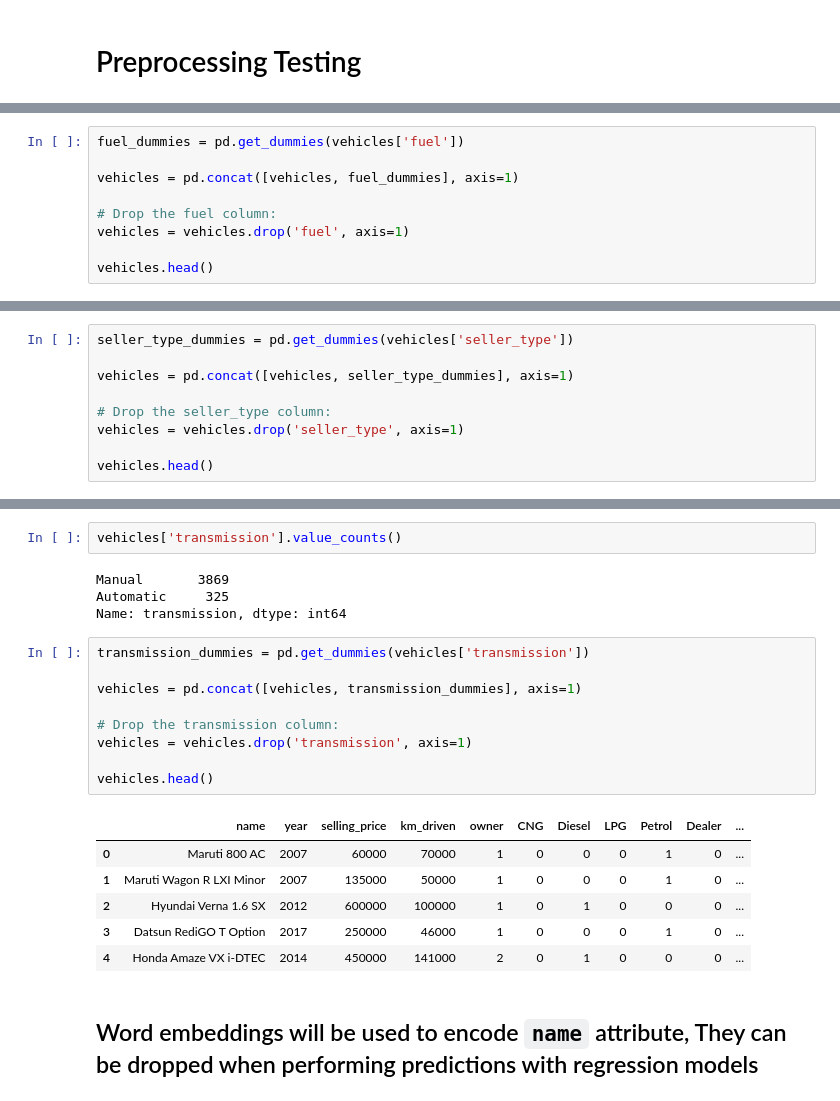
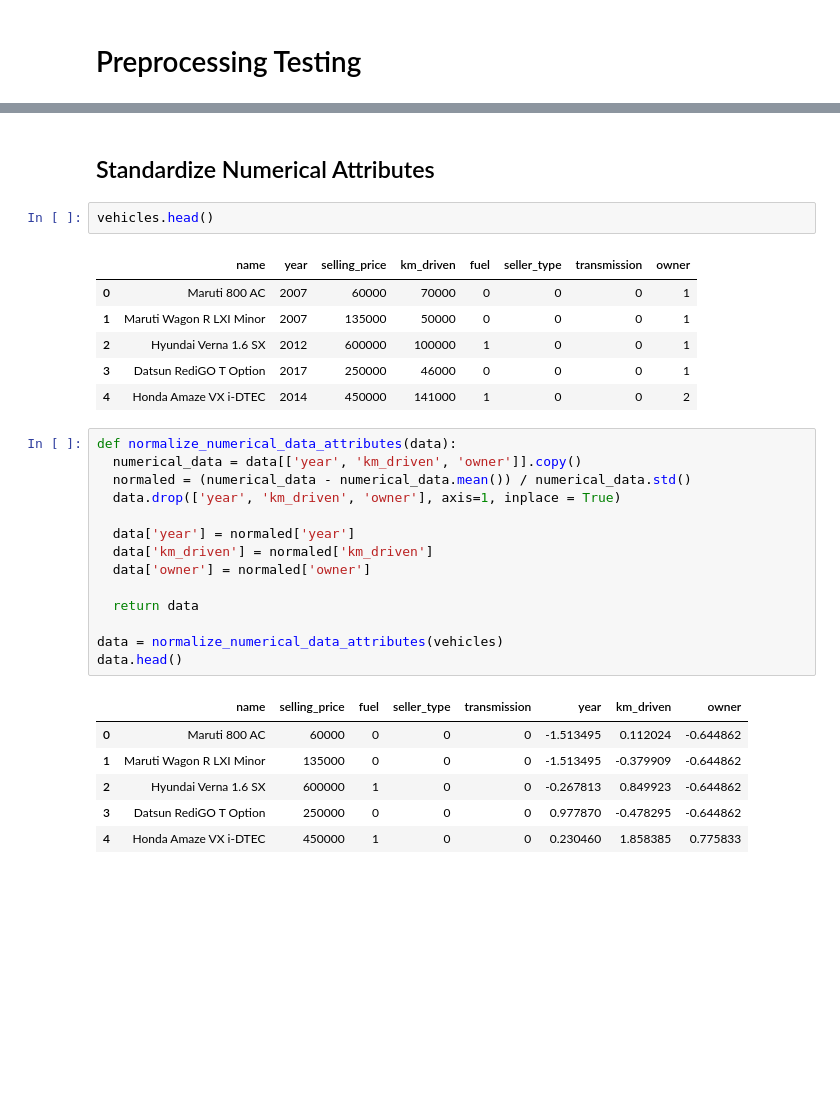
Before and after one commit to davidjperez00/NumericalAnalysis, a Jupyter notebook: data_processing.ipynb, the cells around one changed output, grey strips where cells are left out. Drawn from its saved outputs; the diff is of its cells as text; blank space fills up the shorter version.

Commit message:
add new model plus additional changes

```diff
--- a/data_processing.ipynb
+++ b/data_processing.ipynb
@@ -151,9 +115,0 @@ vehicles.drop(vehicles[vehicles['fuel'] == 'Electric'].index, inplace = True)
-# %%
-fuel_dummies = pd.get_dummies(vehicles['fuel'])
-
-vehicles = pd.concat([vehicles, fuel_dummies], axis=1)
-
-# Drop the fuel column:
-vehicles = vehicles.drop('fuel', axis=1)
-
-vehicles.head()
@@ -176,9 +115,0 @@ Name: seller_type, dtype: int64
-# %%
-seller_type_dummies = pd.get_dummies(vehicles['seller_type'])
-
-vehicles = pd.concat([vehicles, seller_type_dummies], axis=1)
-
-# Drop the seller_type column:
-vehicles = vehicles.drop('seller_type', axis=1)
-
-vehicles.head()
@@ -194,24 +116,32 @@ vehicles.head()
-# %%
-vehicles['transmission'].value_counts()
-# %% [output]
-Manual       3869
-Automatic     325
-Name: transmission, dtype: int64
-# %%
-transmission_dummies = pd.get_dummies(vehicles['transmission'])
-
-vehicles = pd.concat([vehicles, transmission_dummies], axis=1)
-
-# Drop the transmission column:
-vehicles = vehicles.drop('transmission', axis=1)
-
-vehicles.head()
-# %% [output]
-|  | name | year | selling_price | km_driven | owner | CNG | Diesel | LPG | Petrol | Dealer | ... |
-| 0 | Maruti 800 AC | 2007 | 60000 | 70000 | 1 | 0 | 0 | 0 | 1 | 0 | ... |
-| 1 | Maruti Wagon R LXI Minor | 2007 | 135000 | 50000 | 1 | 0 | 0 | 0 | 1 | 0 | ... |
-| 2 | Hyundai Verna 1.6 SX | 2012 | 600000 | 100000 | 1 | 0 | 1 | 0 | 0 | 0 | ... |
-| 3 | Datsun RediGO T Option | 2017 | 250000 | 46000 | 1 | 0 | 0 | 0 | 1 | 0 | ... |
-| 4 | Honda Amaze VX i-DTEC | 2014 | 450000 | 141000 | 2 | 0 | 1 | 0 | 0 | 0 | ... |
-# %% [markdown]
-## Word embeddings will be used to encode `name` attribute, They can be dropped when performing predictions with regression models
+# %% [markdown]
+## Standardize Numerical Attributes
+# %%
+vehicles.head()
+# %% [output]
+|  | name | year | selling_price | km_driven | fuel | seller_type | transmission | owner |
+| 0 | Maruti 800 AC | 2007 | 60000 | 70000 | 0 | 0 | 0 | 1 |
+| 1 | Maruti Wagon R LXI Minor | 2007 | 135000 | 50000 | 0 | 0 | 0 | 1 |
+| 2 | Hyundai Verna 1.6 SX | 2012 | 600000 | 100000 | 1 | 0 | 0 | 1 |
+| 3 | Datsun RediGO T Option | 2017 | 250000 | 46000 | 0 | 0 | 0 | 1 |
+| 4 | Honda Amaze VX i-DTEC | 2014 | 450000 | 141000 | 1 | 0 | 0 | 2 |
+# %%
+def normalize_numerical_data_attributes(data):
+  numerical_data = data[['year', 'km_driven', 'owner']].copy()
+  normaled = (numerical_data - numerical_data.mean()) / numerical_data.std()
+  data.drop(['year', 'km_driven', 'owner'], axis=1, inplace = True)
+
+  data['year'] = normaled['year']
+  data['km_driven'] = normaled['km_driven']
+  data['owner'] = normaled['owner']
+
+  return data
+
+data = normalize_numerical_data_attributes(vehicles)
+data.head()
+# %% [output]
+|  | name | selling_price | fuel | seller_type | transmission | year | km_driven | owner |
+| 0 | Maruti 800 AC | 60000 | 0 | 0 | 0 | -1.513495 | 0.112024 | -0.644862 |
+| 1 | Maruti Wagon R LXI Minor | 135000 | 0 | 0 | 0 | -1.513495 | -0.379909 | -0.644862 |
+| 2 | Hyundai Verna 1.6 SX | 600000 | 1 | 0 | 0 | -0.267813 | 0.849923 | -0.644862 |
+| 3 | Datsun RediGO T Option | 250000 | 0 | 0 | 0 | 0.977870 | -0.478295 | -0.644862 |
+| 4 | Honda Amaze VX i-DTEC | 450000 | 1 | 0 | 0 | 0.230460 | 1.858385 | 0.775833 |
```
Also changed, not shown: parts of 27 cells of this notebook, 13 other files.
